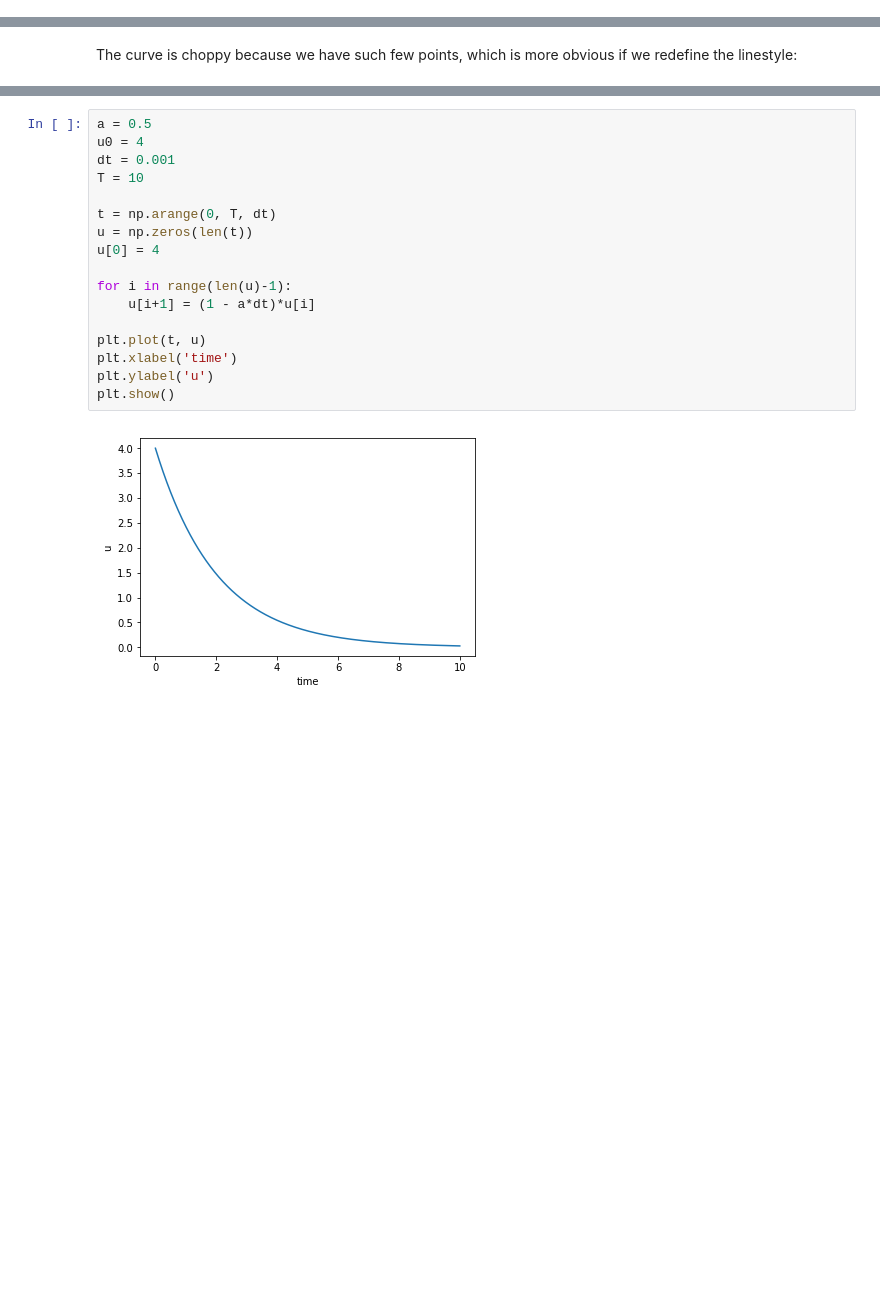
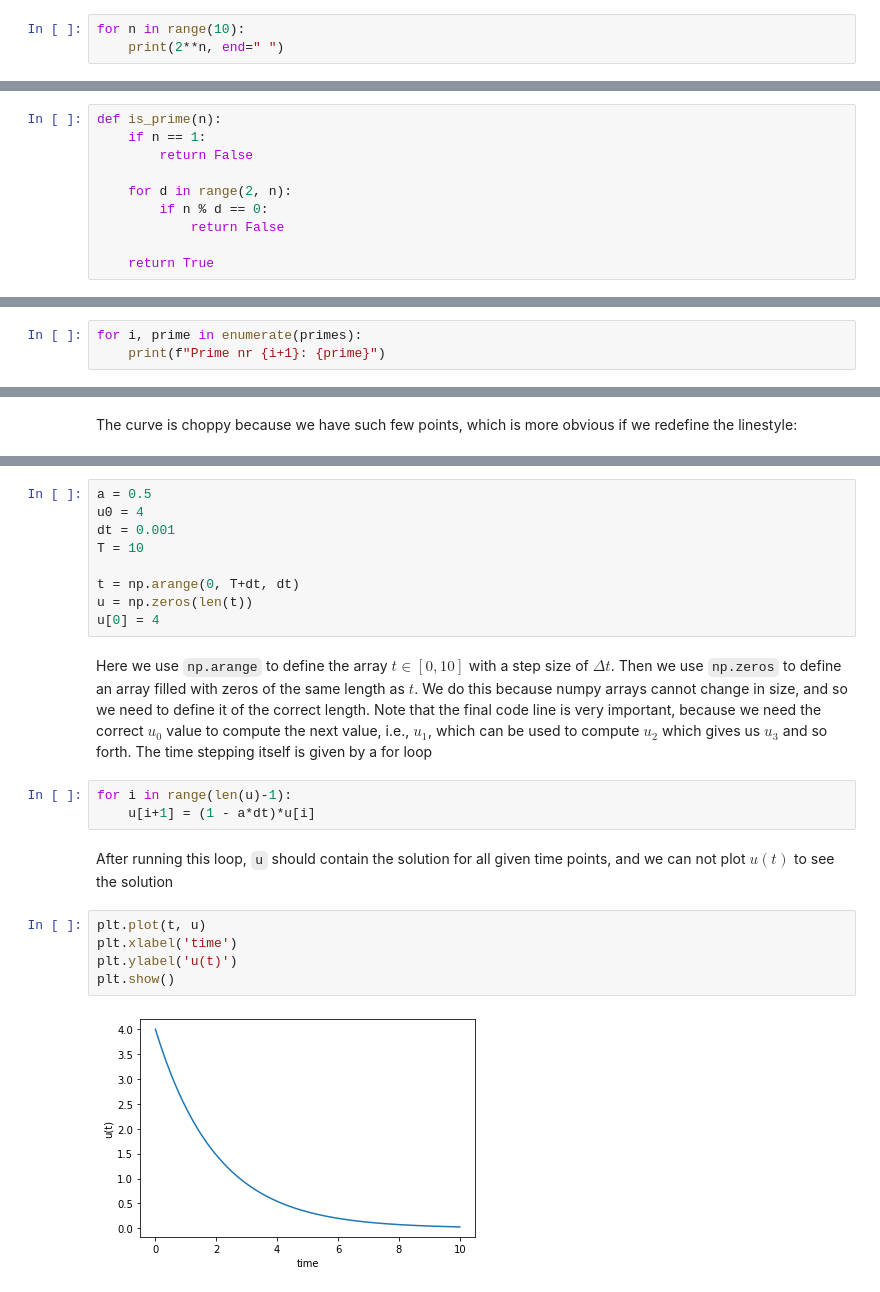
Before and after one commit to finsberg/IN1910_H21, a Jupyter notebook: book/docs/lectures/python/python_intro.ipynb, the cells around one changed output, grey strips where cells are left out. Drawn from its saved outputs; the diff is of its cells as text; blank space fills up the shorter version.

```diff
--- a/book/docs/lectures/python/python_intro.ipynb
+++ b/book/docs/lectures/python/python_intro.ipynb
@@ -259,0 +251,3 @@ This function works because as soon as a number is returned, the function ends.
+# %%
+for n in range(10):
+    print(2**n, end=" ")
@@ -259,0 +323,10 @@ This function works because as soon as a number is returned, the function ends.
+# %%
+def is_prime(n):
+    if n == 1:
+        return False
+
+    for d in range(2, n):
+        if n % d == 0:
+            return False
+
+    return True
@@ -302,0 +386,3 @@ print(nonprimes)
+# %%
+for i, prime in enumerate(primes):
+    print(f"Prime nr {i+1}: {prime}")
@@ -397,16 +518,20 @@ u0 = 4
 dt = 0.001
 T = 10
 
-t = np.arange(0, T, dt)
+t = np.arange(0, T+dt, dt)
 u = np.zeros(len(t))
 u[0] = 4
-
-for i in range(len(u)-1):
-    u[i+1] = (1 - a*dt)*u[i]
-
-plt.plot(t, u)
-plt.xlabel('time')
-plt.ylabel('u')
-plt.show()
-# %% [output]
-[figure, removed]
+# %% [markdown]
+Here we use `np.arange` to define the array $t \in [0, 10]$ with a step size of $\Delta t$. Then we use `np.zeros` to define an array filled with zeros of the same length as $t$. We do this because numpy arrays cannot change in size, and so we need to define it of the correct length. Note that the final code line is very important, because we need the correct $u_0$ value to compute the next value, i.e., $u_1$, which can be used to compute $u_2$ which gives us $u_3$ and so forth. The time stepping itself is given by a for loop
+# %%
+for i in range(len(u)-1):
+    u[i+1] = (1 - a*dt)*u[i]
+# %% [markdown]
+After running this loop, `u` should contain the solution for all given time points, and we can not plot $u(t)$ to see the solution
+# %%
+plt.plot(t, u)
+plt.xlabel('time')
+plt.ylabel('u(t)')
+plt.show()
+# %% [output]
+[figure, added]
```
Also changed, not shown: parts of 100 cells of this notebook, 6 other files.
